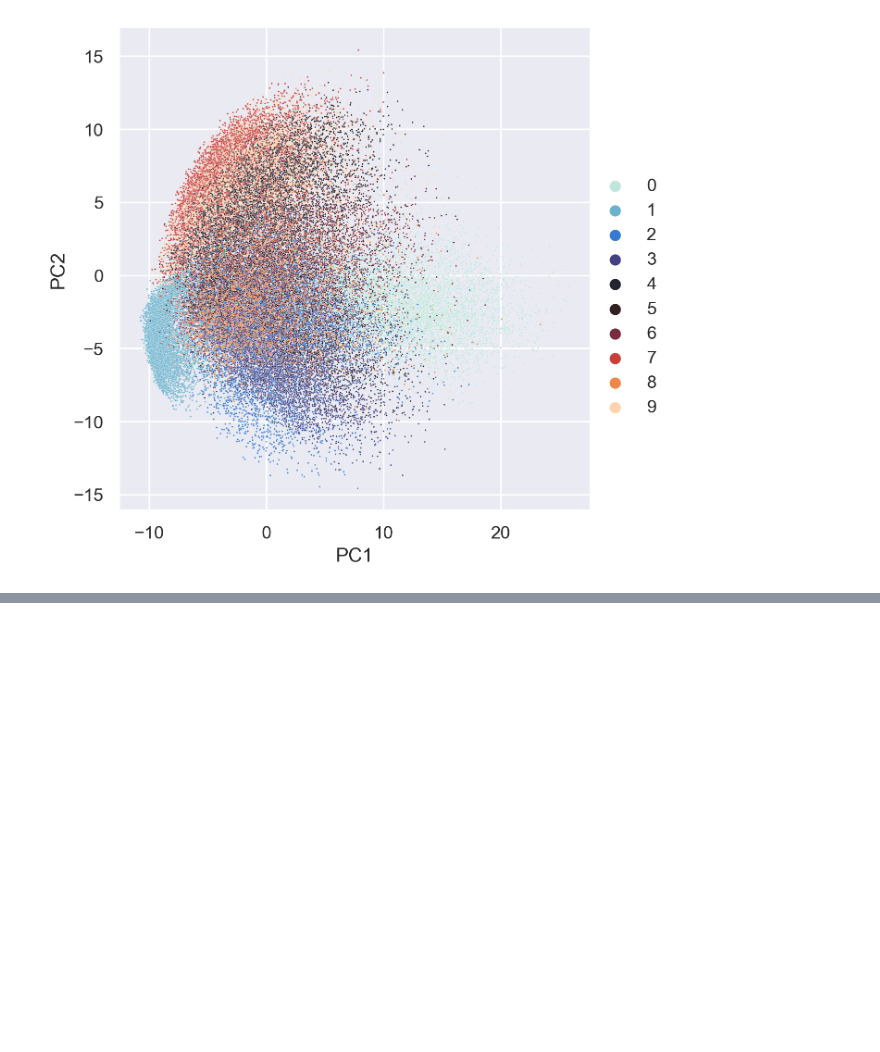
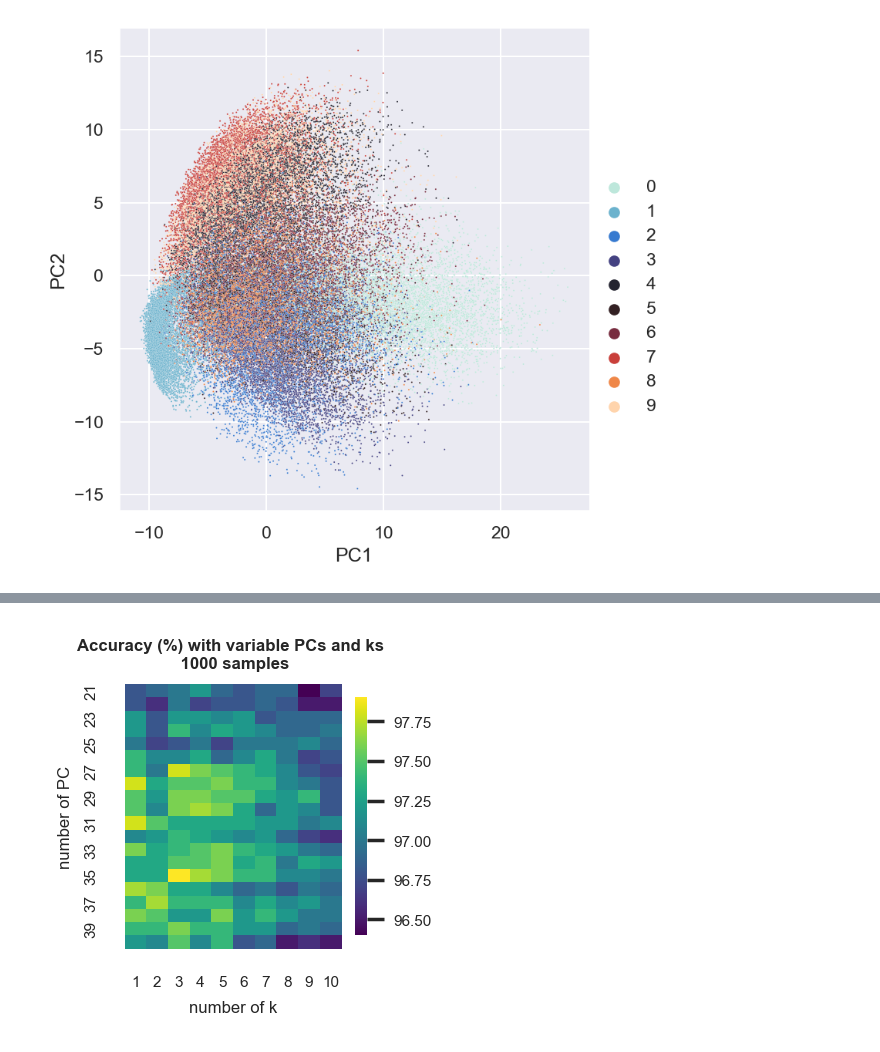
Before and after one commit to datascience-mobi-2022/2022-topic-01-team-02, a Jupyter notebook: code_report_test.ipynb, the cells around one changed output, grey strips where cells are left out. Saved outputs shown, nothing was run; the diff lists cells and outputs as text; code cells hidden in the pictures; blank space fills up the shorter version.

```diff
--- a/code_report_test.ipynb
+++ b/code_report_test.ipynb
@@ -53,0 +52,4 @@ vis.PC_variance()
+# %%
+vis.heatmap_k_PC(val_arr[20:40, :], range(21, 41), range(1, 11), large=False, medium=True)
+# %% [output]
+[figure, added]
```
Also changed, not shown: parts of 9 cells of this notebook, 2 other files.
